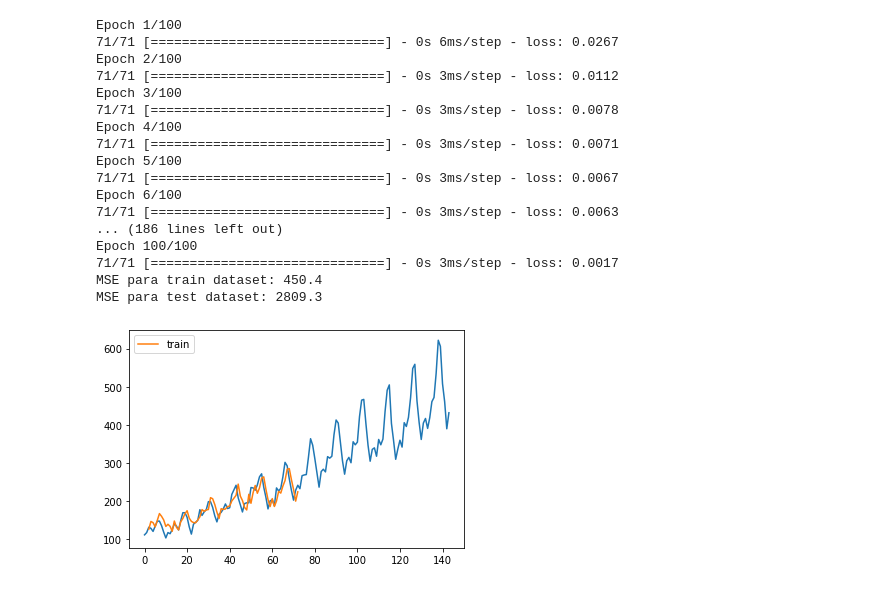
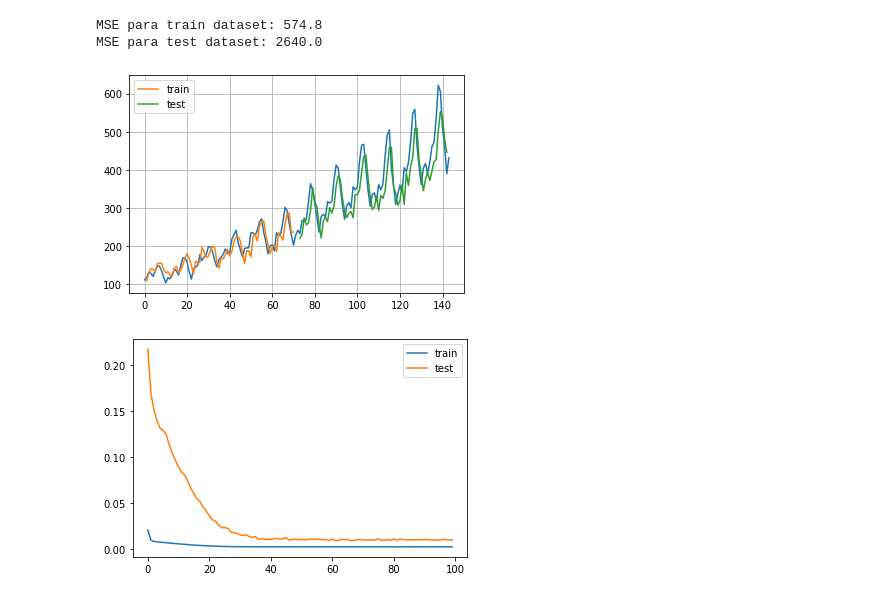
Before and after one commit to denisecammarota/DeepLearning, a Jupyter notebook: Pract7/Ej1.ipynb, the cells around one changed output. Drawn from its saved outputs; the diff is of its cells as text; code cells hidden in the pictures.

```diff
--- a/Pract7/Ej1.ipynb
+++ b/Pract7/Ej1.ipynb
@@ -29,6 +29,6 @@ def graph_predictions(l,df_original,y_train_pr,y_test_pr):
     plt.show()
 # %%
-def first_model(l=1):
+def first_model(l=1,dp=0,graph=False,name=''):
     #punto 1: cargo los datos y les hago un primer formatting
     file_dir = 'airline-passengers.csv'
     data = pd.read_csv(file_dir,sep=",",quotechar='"',na_values=[''])
@@ -39,55 +39,55 @@ def first_model(l=1):
     #punto 2: normalizo entre 0 y 1
     scaling = MinMaxScaler(feature_range=(0,1))
     df = scaling.fit_transform(df)
-    df = format_l(df,l)
     #punto 3: agrego ruido gaussiano pedido
     df += np.random.normal(0,0.02,df.shape)
     #punto 4: dividir en conjuntos de train y test
-    num_samples = df.shape[0]
-    x = df[:,:l]
-    y = df[:,l:]
-    x_train, x_test, y_train, y_test = train_test_split(x, y, test_size=0.5,shuffle=False)
+    train_samples = int(0.5*df.shape[0])
+    d_tr = df[:train_samples]
+    d_ts = df[train_samples:]
+    x_train,y_train = create_dataset(d_tr,l)
+    x_test,y_test = create_dataset(d_ts,l)
     #punto 5: ajustar los datos para la capa LSTM (samples, time, features)
     x_train = np.reshape(x_train, (x_train.shape[0], 1, x_train.shape[1]))
     x_test = np.reshape(x_test, (x_test.shape[0], 1, x_test.shape[1]))
     #punto 6: crear el modelo
     model = keras.Sequential()
-    model.add(keras.layers.LSTM(4, input_shape=(1,l))) #input_shape = (1,l) sin el samples, analogo a redes anteriores
+    model.add(keras.layers.LSTM(4, input_shape=(1,l),recurrent_dropout=dp)) #input_shape = (1,l) sin el samples, analogo a redes anteriores
     model.add(keras.layers.Dense(1))
     #punto 7: entrenar la red
-    model.compile(optimizer='adam',loss=keras.losses.MSE) #no metrics porque seria mse, compilo
-    history = model.fit(x_train, y_train,epochs=100,batch_size=1) #entreno el modelo
+    model.compile(optimizer='adam',loss=keras.losses.MSE,metrics=['mse']) #no metrics porque seria mse, compilo
+    history = model.fit(x_train, y_train,epochs=100,validation_data=(x_test,y_test),batch_size=1,verbose=0) #entreno el modelo
     #punto 8: realizar predicciones
     y_train_pr = model.predict(x_train)
     y_test_pr = model.predict(x_test)
     #invertir predicciones
     y_train_pr = scaling.inverse_transform(y_train_pr)
-    y_train = scaling.inverse_transform(y_train)
+    y_train = scaling.inverse_transform([y_train])
     y_test_pr = scaling.inverse_transform(y_test_pr)
-    y_test = scaling.inverse_transform(y_test)
+    y_test = scaling.inverse_transform([y_test])
     #calcular el mse para test
-    print('MSE para train dataset:',round(np.square(y_train_pr-y_train).mean(),1))
-    print('MSE para test dataset:',round(np.square(y_test_pr-y_test).mean(),1))
+    mse_train = mean_squared_error(y_train[0], y_train_pr[:,0])
+    mse_test = mean_squared_error(y_test[0], y_test_pr[:,0])
+    print('MSE para train dataset:',round(mse_train,1))
+    print('MSE para test dataset:',round(mse_test,1))
     #grafico
-    graph_predictions(l,df_original,y_train_pr,y_test_pr)
+    if graph == True:
+        graph_predictions(name,l,df_original,y_train_pr,y_test_pr)
+    return history,mse_train,mse_test
-# %%
-first_model(l=2)
-# %% [output]
-Epoch 1/100
-71/71 [==============================] - 0s 6ms/step - loss: 0.0267
-Epoch 2/100
-71/71 [==============================] - 0s 3ms/step - loss: 0.0112
-Epoch 3/100
-71/71 [==============================] - 0s 3ms/step - loss: 0.0078
-Epoch 4/100
-71/71 [==============================] - 0s 3ms/step - loss: 0.0071
-Epoch 5/100
-71/71 [==============================] - 0s 3ms/step - loss: 0.0067
-Epoch 6/100
-71/71 [==============================] - 0s 3ms/step - loss: 0.0063
-... (186 lines left out)
-Epoch 100/100
-71/71 [==============================] - 0s 3ms/step - loss: 0.0017
-MSE para train dataset: 450.4
-MSE para test dataset: 2809.3
-[figure, removed]
+# %%
+#inciso 8 en el que hago con l=1 una vez la prediccion
+def inc_8():
+    dp = 0
+    l = 1
+    name = 'ej1_8_l1'
+    history,mse_train,mse_test = first_model(l=l,dp=dp,graph=True,name=name)
+    plt.plot(history.history['loss'],label='train')
+    plt.plot(history.history['val_loss'],label='test')
+    plt.legend()
+    plt.savefig('ej1_8_l1_loss.pdf')
+inc_8()
+# %% [output]
+MSE para train dataset: 574.8
+MSE para test dataset: 2640.0
+[figure, added]
+[figure, added]
```
Also changed, not shown: parts of 5 cells of this notebook, 7 other files.
